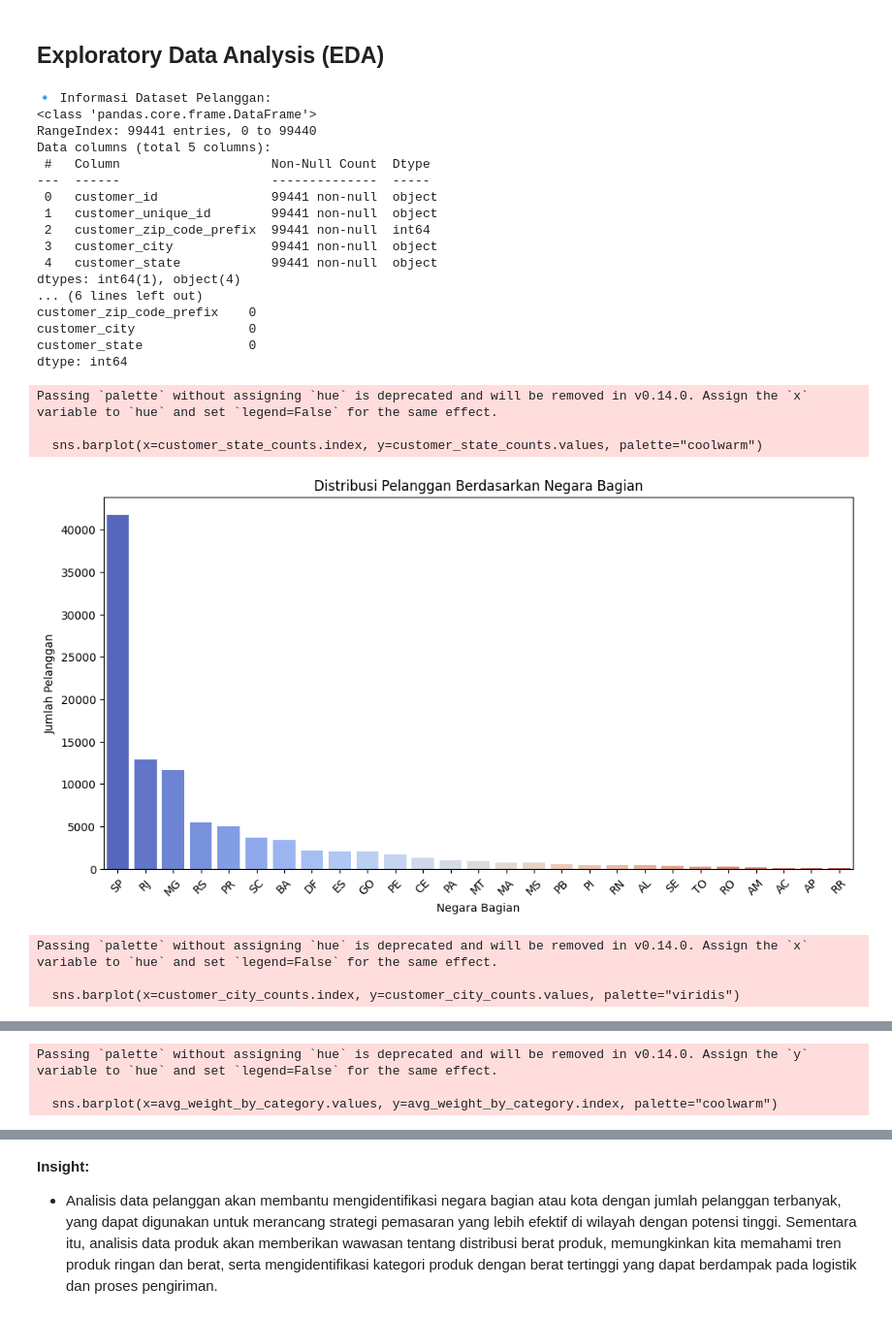
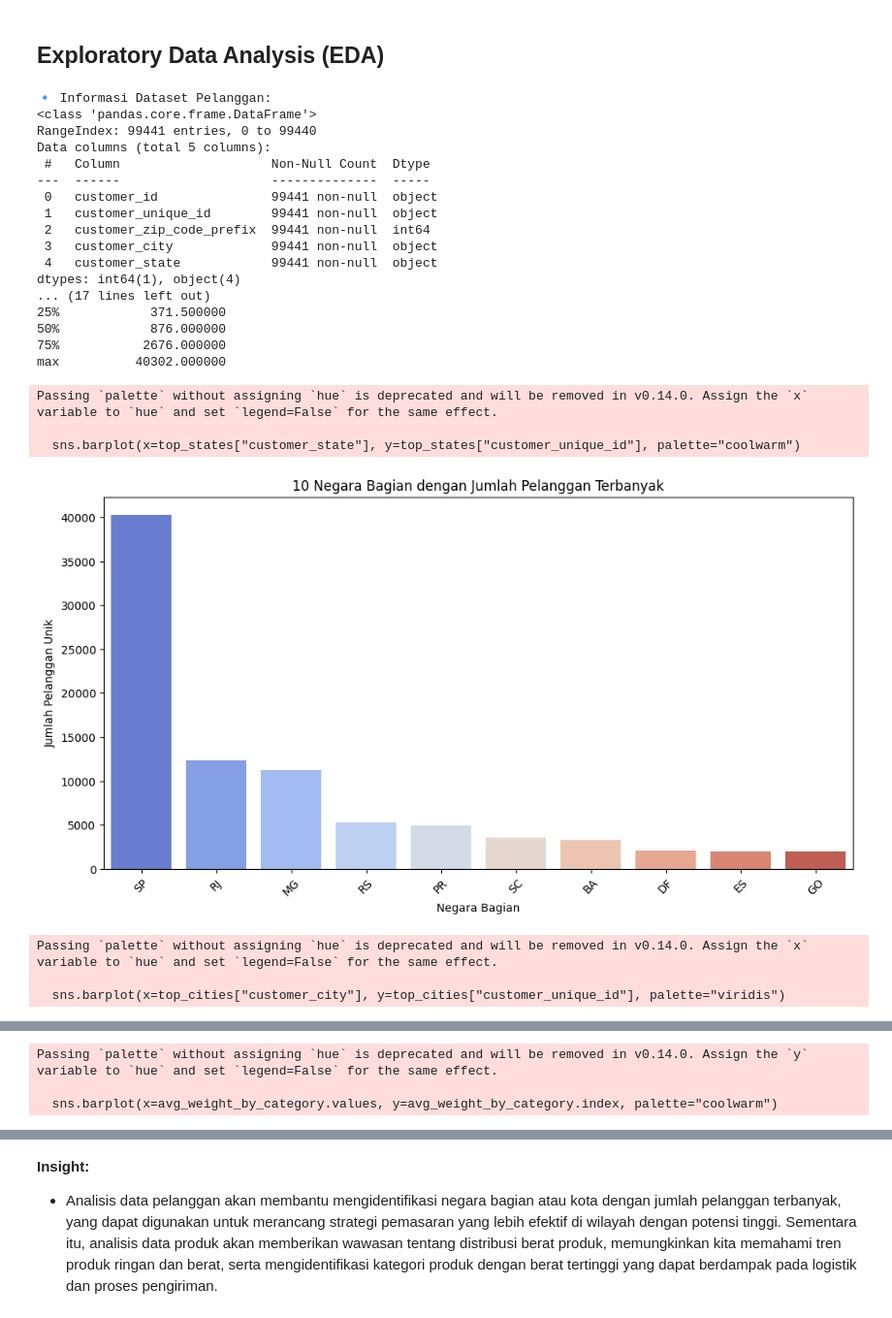
Before and after one commit to Ganiramadhan/data-analyst, a Jupyter notebook: notebook.ipynb, the cells around one changed output, grey strips where cells are left out. Shown at 97% size. Saved outputs shown, nothing was run; the diff lists cells and outputs as text; code cells hidden in the pictures.

```diff
--- a/notebook.ipynb
+++ b/notebook.ipynb
@@ -81,15 +81,6 @@ df_customers.dropna(inplace=True)
 # %% [markdown]
 ## Exploratory Data Analysis (EDA)
 # %%
-import pandas as pd
-import matplotlib.pyplot as plt
-import seaborn as sns
-
-# Load dataset pelanggan
-df_customers = pd.read_csv("data/customers_dataset.csv", encoding='utf-8')
-
-# Load dataset produk
-df_products = pd.read_csv("data/products_dataset.csv", encoding='utf-8')
 
 ### 🔍 EDA Data Pelanggan ###
 print("🔹 Informasi Dataset Pelanggan:")
@@ -97,24 +88,34 @@ print(df_customers.info())
 
 # Cek missing values pelanggan
 print("\n🔹 Missing Values pada Dataset Pelanggan:")
-print(df_customers.isnull().sum())
+print(df_customers.isna().sum())
 
-# Distribusi pelanggan berdasarkan negara bagian
-customer_state_counts = df_customers["customer_state"].value_counts()
+# Hitung jumlah pelanggan unik per negara bagian
+customer_state_counts = df_customers.groupby("customer_state")["customer_unique_id"].nunique().reset_index()
+customer_state_counts = customer_state_counts.sort_values(by="customer_unique_id", ascending=False)
+
+print("\n🔹 Statistik Jumlah Pelanggan Unik per Negara Bagian:")
+print(customer_state_counts.describe())
+
+# Distribusi pelanggan berdasarkan negara bagian (Top 10)
+top_states = customer_state_counts.nlargest(10, "customer_unique_id")
 plt.figure(figsize=(12,6))
-sns.barplot(x=customer_state_counts.index, y=customer_state_counts.values, palette="coolwarm")
+sns.barplot(x=top_states["customer_state"], y=top_states["customer_unique_id"], palette="coolwarm")
 plt.xlabel("Negara Bagian")
-plt.ylabel("Jumlah Pelanggan")
-plt.title("Distribusi Pelanggan Berdasarkan Negara Bagian")
+plt.ylabel("Jumlah Pelanggan Unik")
+plt.title("10 Negara Bagian dengan Jumlah Pelanggan Terbanyak")
 plt.xticks(rotation=45)
 plt.show()
 
 # Distribusi pelanggan berdasarkan kota (Top 10)
-customer_city_counts = df_customers["customer_city"].value_counts().head(10)
+customer_city_counts = df_customers.groupby("customer_city")["customer_unique_id"].nunique().reset_index()
+customer_city_counts = customer_city_counts.sort_values(by="customer_unique_id", ascending=False)
+
+top_cities = customer_city_counts.nlargest(10, "customer_unique_id")
 plt.figure(figsize=(12,6))
-sns.barplot(x=customer_city_counts.index, y=customer_city_counts.values, palette="viridis")
+sns.barplot(x=top_cities["customer_city"], y=top_cities["customer_unique_id"], palette="viridis")
 plt.xlabel("Kota")
-plt.ylabel("Jumlah Pelanggan")
+plt.ylabel("Jumlah Pelanggan Unik")
 plt.title("10 Kota dengan Jumlah Pelanggan Terbanyak")
 plt.xticks(rotation=45)
 plt.show()
@@ -126,52 +127,52 @@ print(df_products.info())
 
 # Cek missing values produk
 print("\n🔹 Missing Values pada Dataset Produk:")
-print(df_products.isnull().sum())
+print(df_products.isna().sum())
 
-# Statistik deskriptif berat produk
-print("\n🔹 Statistik Deskriptif Berat Produk:")
-print(df_products["product_weight_g"].describe())
+# Statistik deskriptif seluruh dataset
+print("\n🔹 Statistik Deskriptif Produk:")
+print(df_products.describe(include="all"))
 
 # Distribusi berat produk
 plt.figure(figsize=(12,6))
 sns.histplot(df_products["product_weight_g"].dropna(), bins=30, kde=True, color="blue")
 plt.xlabel("Berat Produk (g)")
 plt.ylabel("Frekuensi")
 plt.title("Distribusi Berat Produk")
 plt.show()
 
 # Rata-rata berat produk per kategori (Top 10)
 if "product_category_name" in df_products.columns:
-    avg_weight_by_category = df_products.groupby("product_category_name")["product_weight_g"].mean().sort_values(ascending=False).head(10)
+    avg_weight_by_category = df_products.groupby("product_category_name")["product_weight_g"].mean().nlargest(10)
 
     plt.figure(figsize=(12,6))
     sns.barplot(x=avg_weight_by_category.values, y=avg_weight_by_category.index, palette="coolwarm")
     plt.xlabel("Rata-rata Berat (g)")
     plt.ylabel("Kategori Produk")
     plt.title("Kategori Produk dengan Berat Rata-rata Tertinggi")
     plt.show()
 # %% [output]
 🔹 Informasi Dataset Pelanggan:
 <class 'pandas.core.frame.DataFrame'>
 RangeIndex: 99441 entries, 0 to 99440
 Data columns (total 5 columns):
  #   Column                    Non-Null Count  Dtype
 ---  ------                    --------------  -----
  0   customer_id               99441 non-null  object
  1   customer_unique_id        99441 non-null  object
  2   customer_zip_code_prefix  99441 non-null  int64
  3   customer_city             99441 non-null  object
  4   customer_state            99441 non-null  object
 dtypes: int64(1), object(4)
-... (6 lines left out)
-customer_zip_code_prefix    0
-customer_city               0
-customer_state              0
-dtype: int64
+... (17 lines left out)
+25%            371.500000
+50%            876.000000
+75%           2676.000000
+max          40302.000000
 Passing `palette` without assigning `hue` is deprecated and will be removed in v0.14.0. Assign the `x` variable to `hue` and set `legend=False` for the same effect.
 
-  sns.barplot(x=customer_state_counts.index, y=customer_state_counts.values, palette="coolwarm")
+  sns.barplot(x=top_states["customer_state"], y=top_states["customer_unique_id"], palette="coolwarm")
-[figure, old version]
+[figure, new version]
 Passing `palette` without assigning `hue` is deprecated and will be removed in v0.14.0. Assign the `x` variable to `hue` and set `legend=False` for the same effect.
 
-  sns.barplot(x=customer_city_counts.index, y=customer_city_counts.values, palette="viridis")
+  sns.barplot(x=top_cities["customer_city"], y=top_cities["customer_unique_id"], palette="viridis")
```
Also changed, not shown: parts of 6 cells of this notebook, 3 other files.
